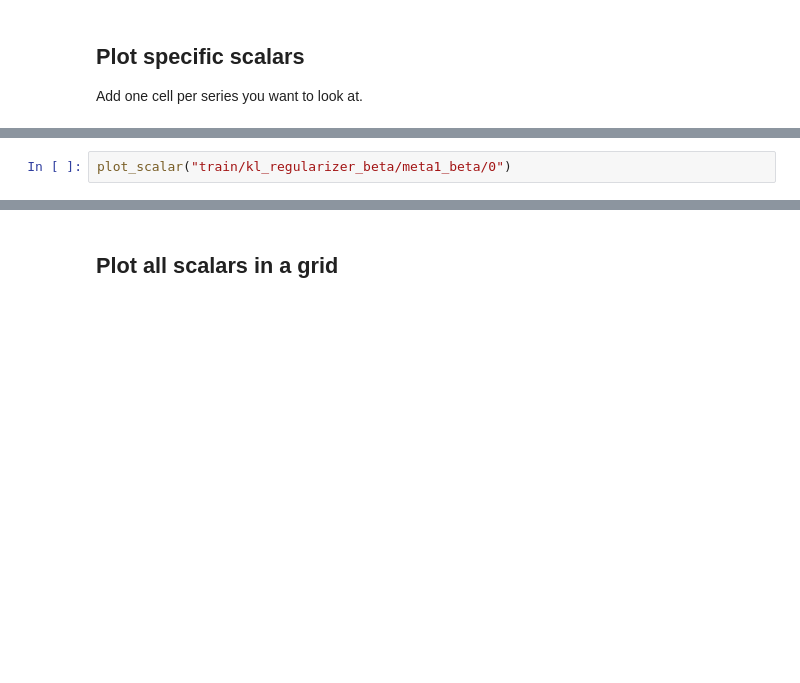
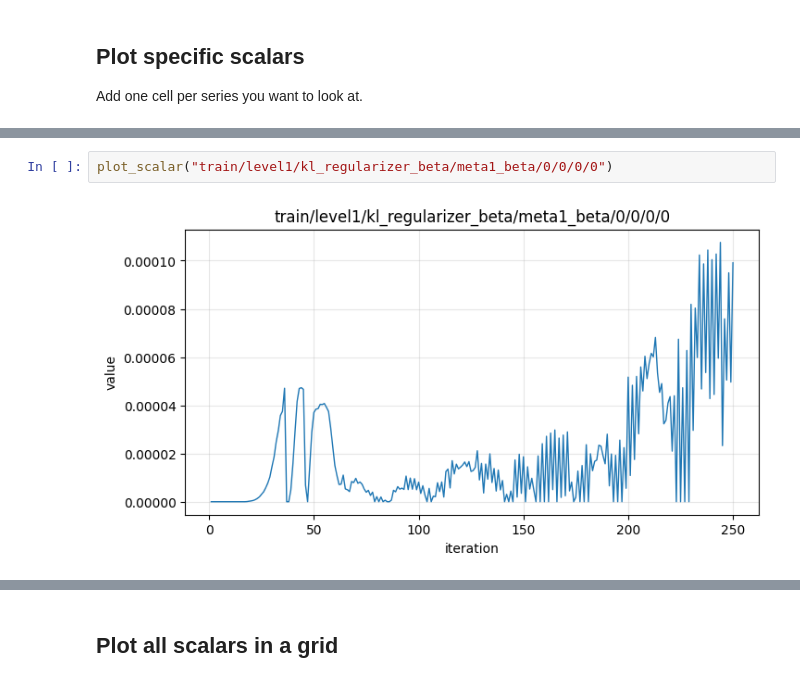
Before and after one commit to thewillyP/meta_learning, a Jupyter notebook: sweeps/visualize.ipynb, the cells around one changed output, grey strips where cells are left out. Drawn from its saved outputs; the diff is of its cells as text; blank space fills up the shorter version.

```diff
--- a/sweeps/visualize.ipynb
+++ b/sweeps/visualize.ipynb
@@ -48,3 +96,5 @@ plot_scalar("train/level0/kl")
 # %%
-plot_scalar("train/kl_regularizer_beta/meta1_beta/0")
+plot_scalar("train/level1/kl_regularizer_beta/meta1_beta/0/0/0/0")
+# %% [output]
+[figure, added]
 # %%
```
Also changed, not shown: parts of 10 cells of this notebook.
